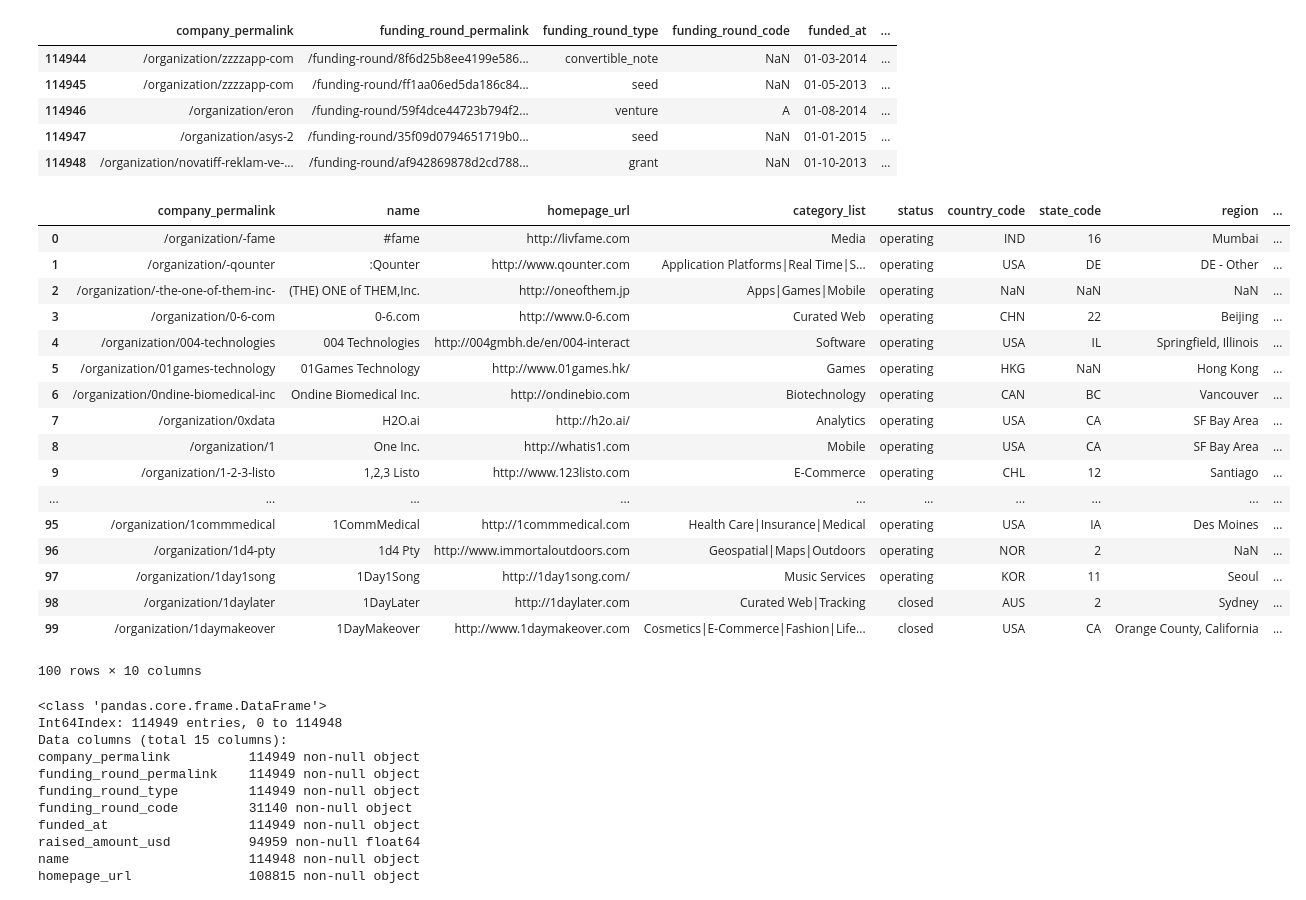
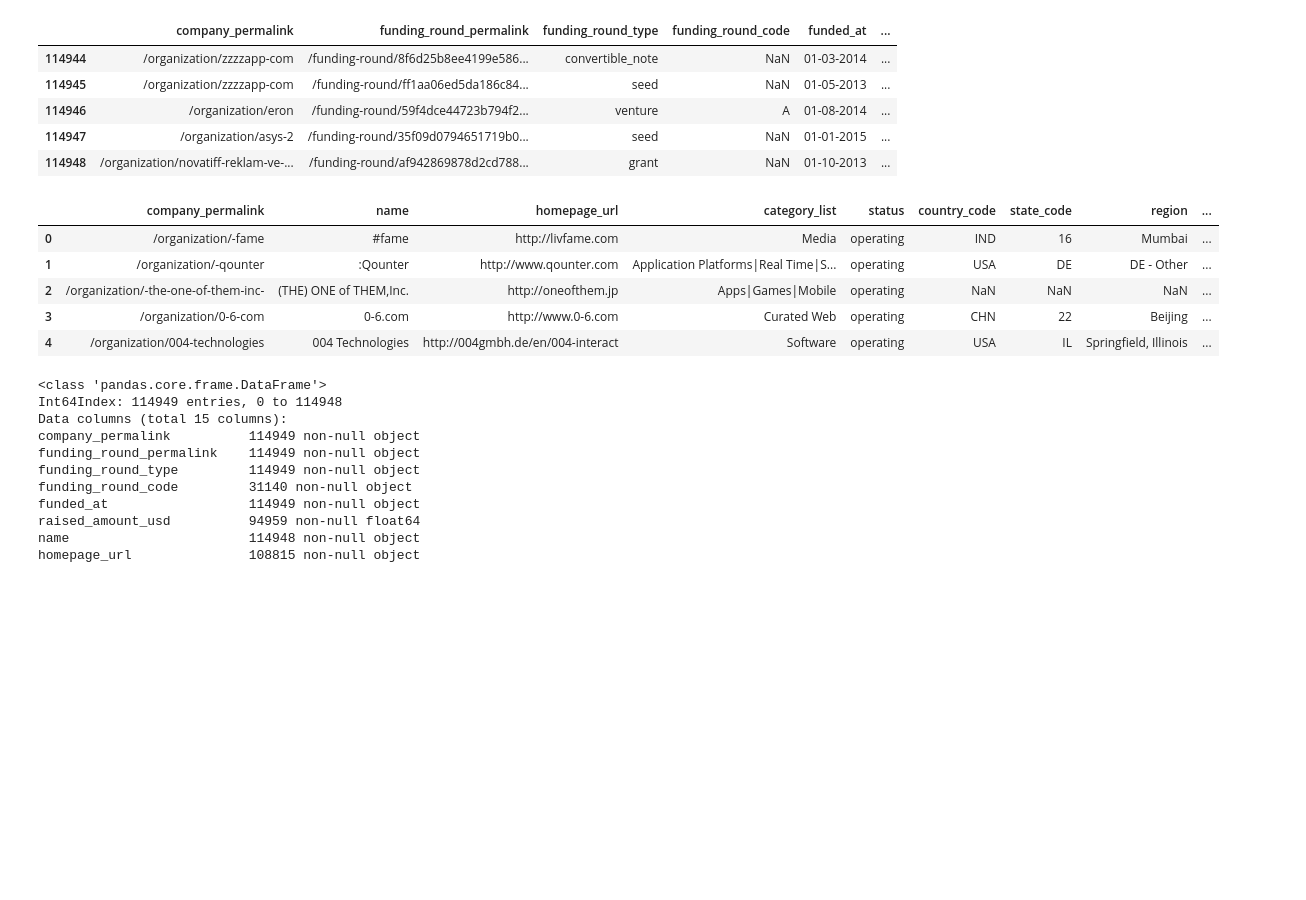
Before and after one commit to bindusripad/Investment_case_study, a Jupyter notebook: notebook/Spark_Funds_Analysis.ipynb, the cells around one changed output. Cells and saved outputs as stored; diff of their text form; code cells hidden in the pictures; blank space fills up the shorter version.

```diff
--- a/notebook/Spark_Funds_Analysis.ipynb
+++ b/notebook/Spark_Funds_Analysis.ipynb
@@ -5,7 +5,7 @@
 import pandas as pd
 import numpy as np
 companies = pd.read_csv('../data/companies.txt', sep="\t", encoding="ISO-8859-1")
-companies['permalink'] = companies.permalink.apply(' '.join).str.replace('[^A-Za-z0-9/-]+', '')
+#companies['permalink'] = companies.permalink.apply(' '.join).str.replace('[^A-Za-z0-9/-]+', '')
 companies.head()
 # %% [output]
 |  | permalink | name | homepage_url | category_list | status | country_code | state_code | region | city | ... |
@@ -132,26 +122,14 @@ rounds2.tail()
 | 114948 | /organization/novatiff-reklam-ve-... | /funding-round/af942869878d2cd788... | grant | NaN | 01-10-2013 | ... |
 # %%
 companies = companies.rename(columns={'permalink': 'company_permalink'})
-companies.head(100)
+companies.head()
 # %% [output]
 |  | company_permalink | name | homepage_url | category_list | status | country_code | state_code | region | ... |
 | 0 | /organization/-fame | #fame | http://livfame.com | Media | operating | IND | 16 | Mumbai | ... |
 | 1 | /organization/-qounter | :Qounter | http://www.qounter.com | Application Platforms|Real Time|S... | operating | USA | DE | DE - Other | ... |
 | 2 | /organization/-the-one-of-them-inc- | (THE) ONE of THEM,Inc. | http://oneofthem.jp | Apps|Games|Mobile | operating | NaN | NaN | NaN | ... |
 | 3 | /organization/0-6-com | 0-6.com | http://www.0-6.com | Curated Web | operating | CHN | 22 | Beijing | ... |
 | 4 | /organization/004-technologies | 004 Technologies | http://004gmbh.de/en/004-interact | Software | operating | USA | IL | Springfield, Illinois | ... |
-| 5 | /organization/01games-technology | 01Games Technology | http://www.01games.hk/ | Games | operating | HKG | NaN | Hong Kong | ... |
-| 6 | /organization/0ndine-biomedical-inc | Ondine Biomedical Inc. | http://ondinebio.com | Biotechnology | operating | CAN | BC | Vancouver | ... |
-| 7 | /organization/0xdata | H2O.ai | http://h2o.ai/ | Analytics | operating | USA | CA | SF Bay Area | ... |
-| 8 | /organization/1 | One Inc. | http://whatis1.com | Mobile | operating | USA | CA | SF Bay Area | ... |
-| 9 | /organization/1-2-3-listo | 1,2,3 Listo | http://www.123listo.com | E-Commerce | operating | CHL | 12 | Santiago | ... |
-| ... | ... | ... | ... | ... | ... | ... | ... | ... | ... |
-| 95 | /organization/1commmedical | 1CommMedical | http://1commmedical.com | Health Care|Insurance|Medical | operating | USA | IA | Des Moines | ... |
-| 96 | /organization/1d4-pty | 1d4 Pty | http://www.immortaloutdoors.com | Geospatial|Maps|Outdoors | operating | NOR | 2 | NaN | ... |
-| 97 | /organization/1day1song | 1Day1Song | http://1day1song.com/ | Music Services | operating | KOR | 11 | Seoul | ... |
-| 98 | /organization/1daylater | 1DayLater | http://1daylater.com | Curated Web|Tracking | closed | AUS | 2 | Sydney | ... |
-| 99 | /organization/1daymakeover | 1DayMakeover | http://www.1daymakeover.com | Cosmetics|E-Commerce|Fashion|Life... | closed | USA | CA | Orange County, California | ... |
-100 rows × 10 columns
 # %%
 master_frame = pd.merge(rounds2,companies, how='left', on=['company_permalink'])
 master_frame.head()
```
Also changed, not shown: parts of 30 cells of this notebook.
